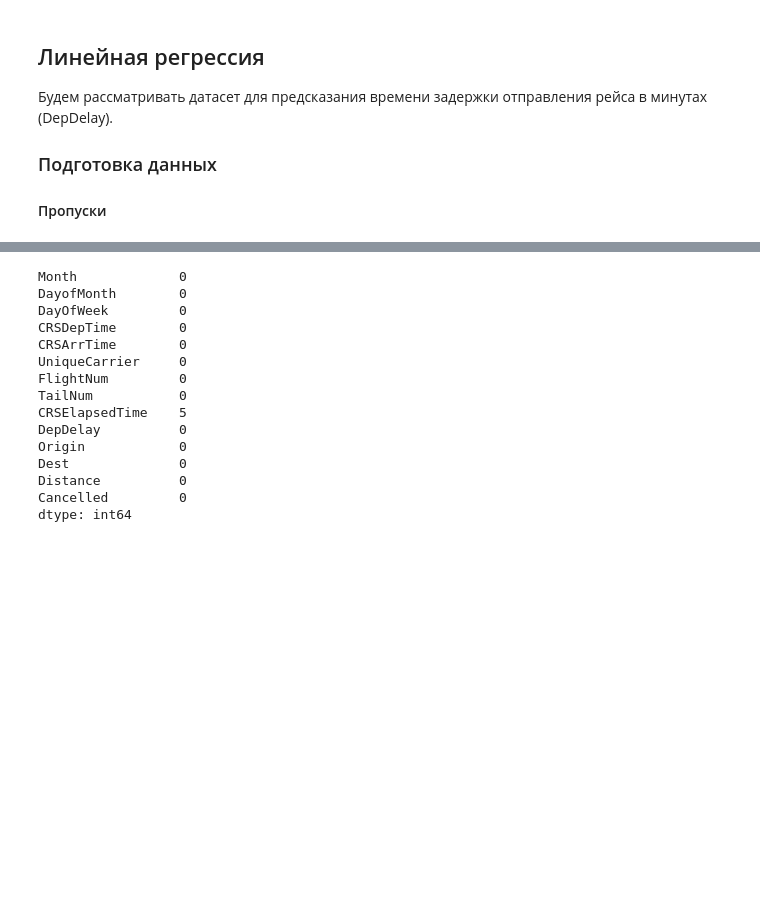
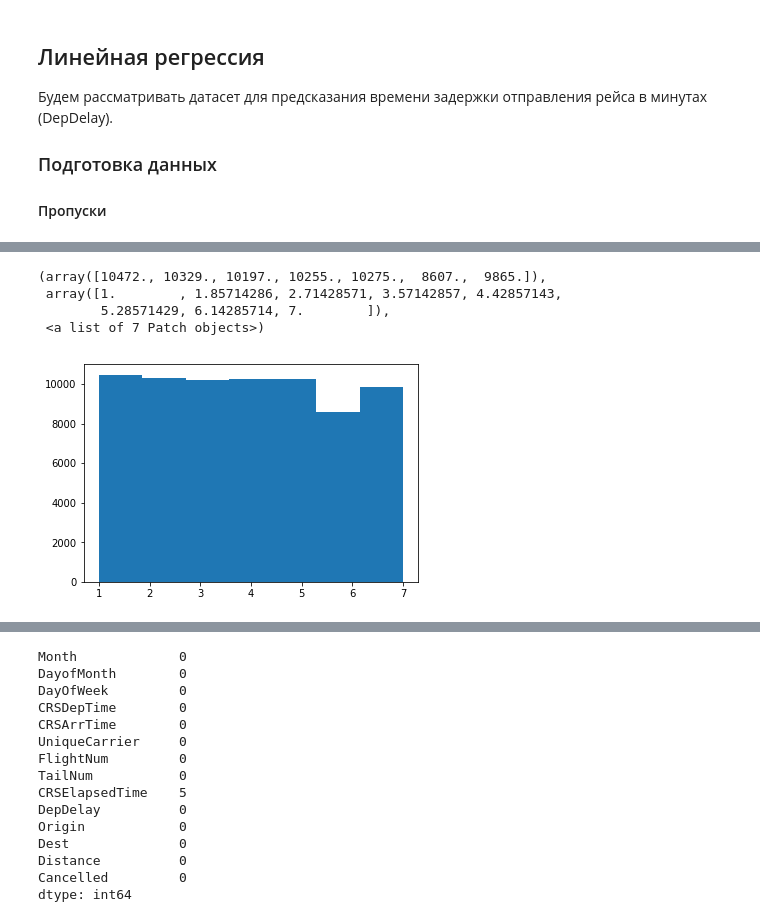
Before and after one commit to vbaryshev4/Data_Science, a Jupyter notebook: hw02/task2.ipynb, the cells around one changed output, grey strips where cells are left out. Cells and saved outputs as stored; diff of their text form; code cells hidden in the pictures; blank space fills up the shorter version.

```diff
--- a/hw02/task2.ipynb
+++ b/hw02/task2.ipynb
@@ -9,7 +9,9 @@
 # %%
 import pandas as pd
 import numpy as np
+import matplotlib.pyplot as plt
 pd.set_option('display.max_columns',100)
 %matplotlib inline
 
 fly = pd.read_csv('2008.csv')
+fly = fly.fillna('_NaN_')
@@ -17,0 +45,6 @@ fly = pd.read_csv('2008.csv')
+# %%
+# Создадим новое поле с объединенным номером
+carrier_and_num = fly['UniqueCarrier'] + fly['FlightNum'].astype(str)
+
+# Обагатим полученным столбцом исходные данные(записано в конец таблицы)
+fly['carrier_and_num'] = carrier_and_num
@@ -17,0 +100,10 @@ fly = pd.read_csv('2008.csv')
+# %%
+# Как распределены полдеты по дням недели
+plt.hist(fly['DayOfWeek'], bins=7)
+# Заметим, что что в субботу просадка по данным
+# %% [output]
+(array([10472., 10329., 10197., 10255., 10275.,  8607.,  9865.]),
+ array([1.        , 1.85714286, 2.71428571, 3.57142857, 4.42857143,
+        5.28571429, 6.14285714, 7.        ]),
+ <a list of 7 Patch objects>)
+[figure, added]
```
Also changed, not shown: parts of 7 cells of this notebook, 3 other files.
